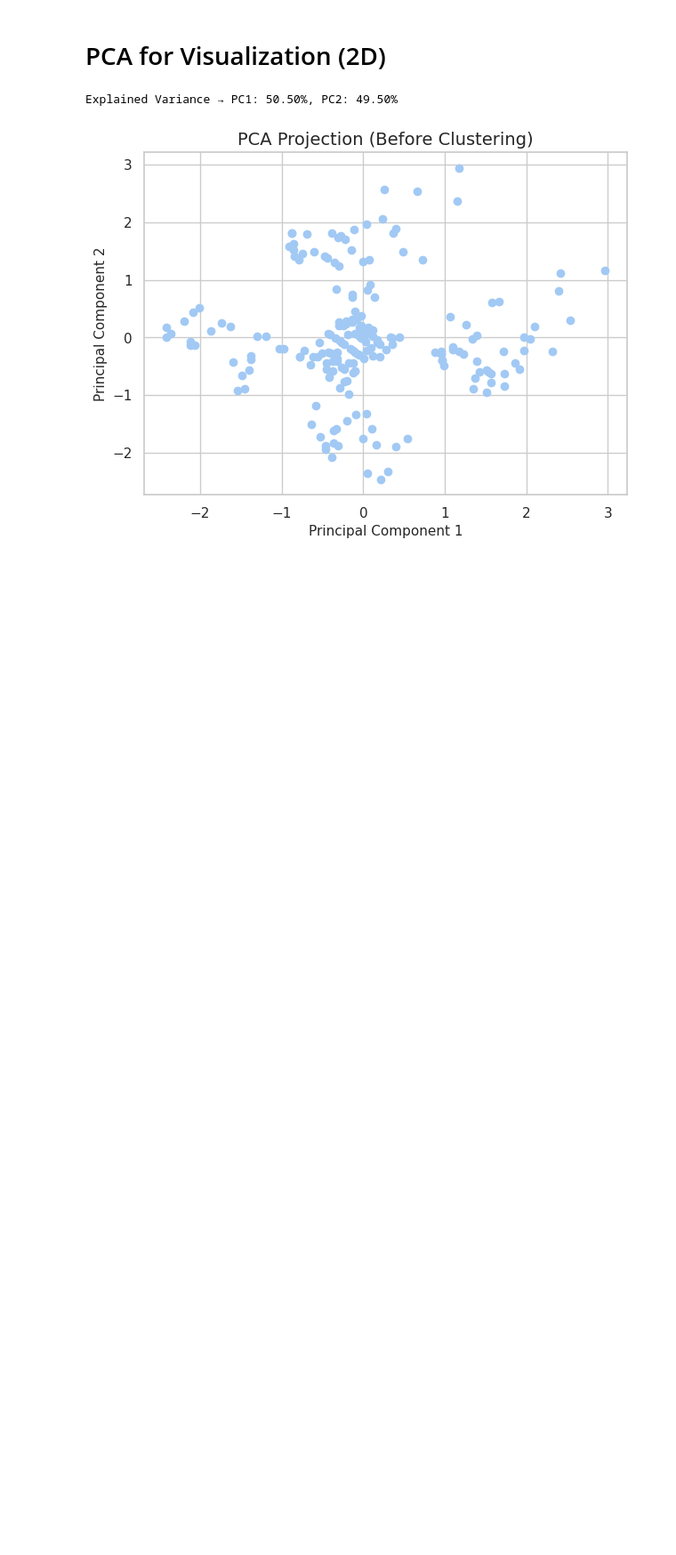
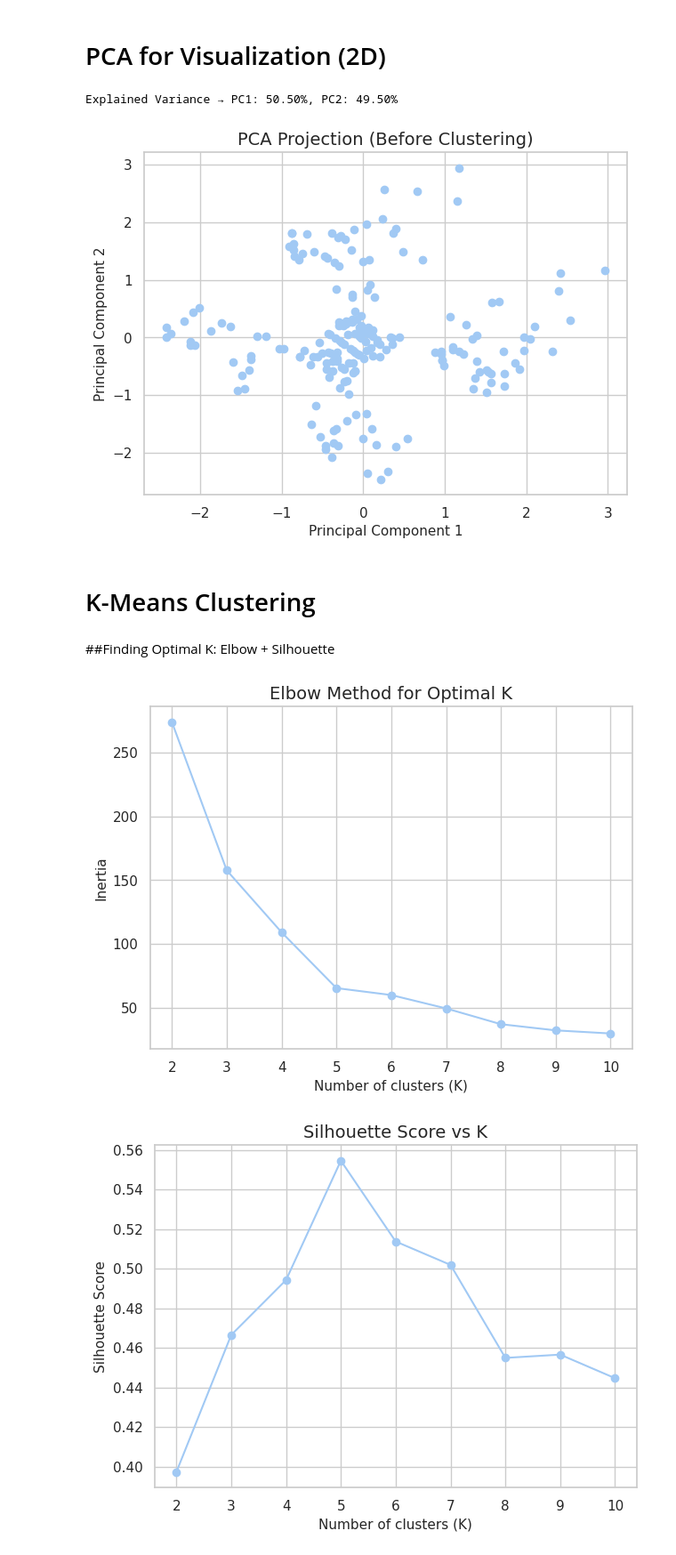
Before and after one commit to Cherryberry112/CSE475_Machine_Learning-, a Jupyter notebook: Lab/Lab02_Clustering.ipynb, the cells around one changed output. Shown at 89% size. Saved outputs shown, nothing was run; the diff lists cells and outputs as text; code cells hidden in the pictures; blank space fills up the shorter version.

Commit message:
Finding optimal K value and applying K-means

```diff
--- a/Lab/Lab02_Clustering.ipynb
+++ b/Lab/Lab02_Clustering.ipynb
@@ -101,3 +101,48 @@ plt.show()
 # %% [output]
 Explained Variance → PC1: 50.50%, PC2: 49.50%
 [figure]
+# %% [markdown]
+# K-Means Clustering
+# %% [markdown]
+##Finding Optimal K: Elbow + Silhouette
+# %%
+# Elbow Method
+# ----------------------------
+inertia = []
+sil_scores = []
+K_range = range(2, 11)
+
+for k in K_range:
+    km = KMeans(n_clusters=k, random_state=42)
+    labels = km.fit_predict(X_scaled)
+    inertia.append(km.inertia_)
+    sil_scores.append(silhouette_score(X_scaled, labels))
+
+# Plot Elbow Curve
+plt.plot(K_range, inertia, marker='o')
+plt.title("Elbow Method for Optimal K")
+plt.xlabel("Number of clusters (K)")
+plt.ylabel("Inertia")
+plt.show()
+
+# Plot Silhouette Scores
+plt.plot(K_range, sil_scores, marker='o')
+plt.title("Silhouette Score vs K")
+plt.xlabel("Number of clusters (K)")
+plt.ylabel("Silhouette Score")
+plt.show()
+
+inertia = []
+for k in range(2, 10):
+    km = KMeans(n_clusters=k, random_state=42)
+    km.fit(X_scaled)
+    inertia.append(km.inertia_)
+
+plt.plot(range(2,10), inertia, marker='o')
+plt.title("Elbow Method (K-Means)")
+plt.xlabel("Number of clusters")
+plt.ylabel("Inertia")
+plt.show()
+# %% [output]
+[figure, added]
+[figure, added]
```
Also changed, not shown: parts of 3 cells of this notebook.
